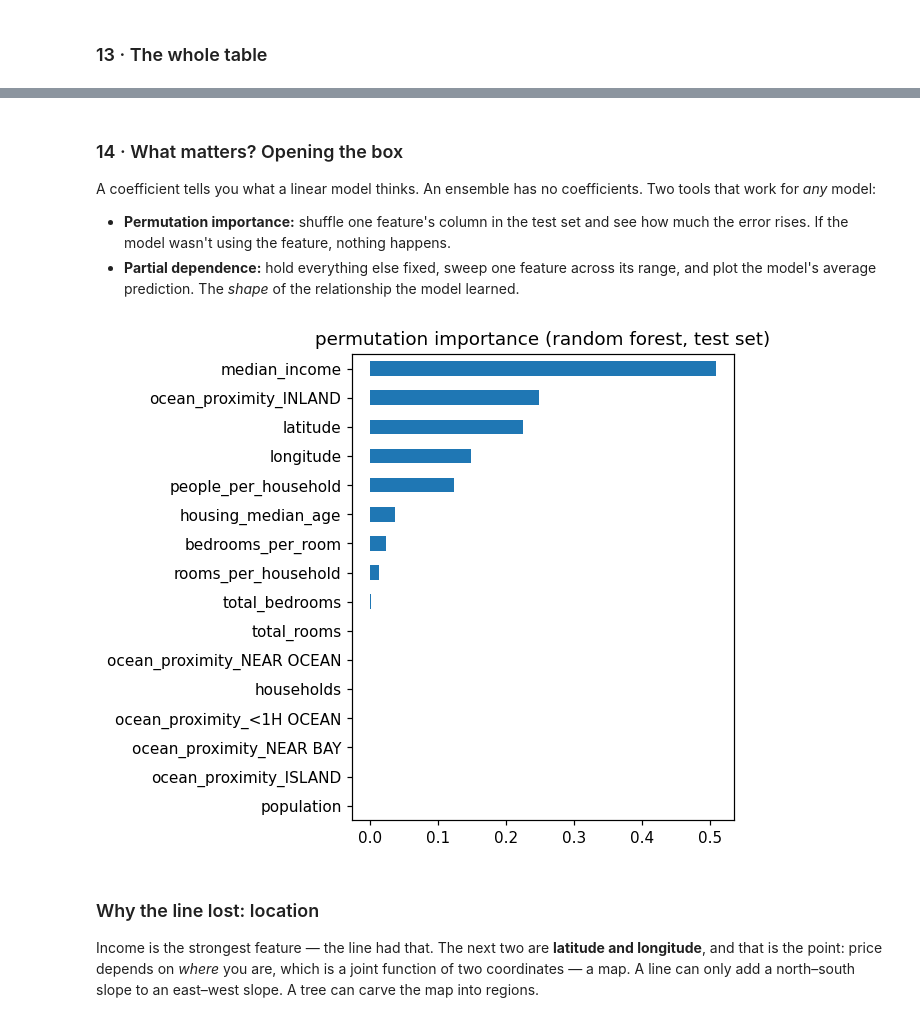
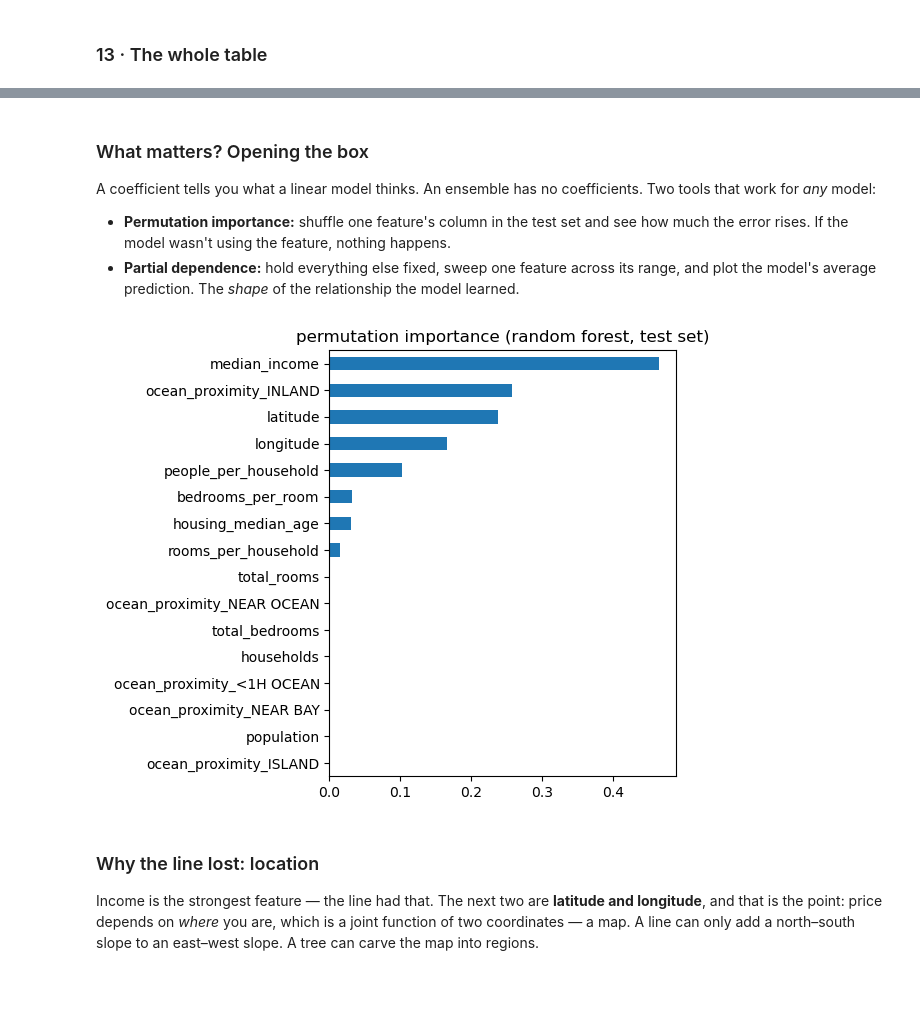
Before and after one commit to sparks5969/course-advanced-data-analysis, a Jupyter notebook: lecture_module4.ipynb, the cells around one changed output, grey strips where cells are left out. Cells and saved outputs as stored; diff of their text form; code cells hidden in the pictures; blank space fills up the shorter version.

```diff
--- a/lecture_module4.ipynb
+++ b/lecture_module4.ipynb
@@ -294,12 +459,14 @@ The penalty charges every coefficient the same price. But a coefficient's size d
 **Standardise every numeric feature before penalising.** Trees won't care about this. Penalised linear models care about nothing else.
 # %%
 scaled_prep = make_pipeline(
+    impute,
     FunctionTransformer(add_ratios),
     FunctionTransformer(log_skewed),
-    ColumnTransformer([("num", make_pipeline(SimpleImputer(strategy="median"), StandardScaler()), NUM),
+    ColumnTransformer([("num", StandardScaler(), NUM),
                        ("cat", OneHotEncoder(handle_unknown="ignore"), CAT)]),
 )
 ridge = report("ridge (λ = 1)",  Ridge(alpha=1.0),  prep=scaled_prep)
 lasso = report("lasso (λ = 0.001)", Lasso(alpha=0.001), prep=scaled_prep)
+plot_fit("ridge (λ = 1)", "lasso (λ = 0.001)")
 show()
 # %% [output]
@@ -314,8 +483,8 @@ show()
 
 Which features survived? Read the coefficients (on standardised features, so they are comparable).
 # %%
-feat_names = NUM + list(lasso.regressor_[0][-1].named_transformers_["cat"].get_feature_names_out(CAT))
-coef = pd.Series(lasso.regressor_[-1].coef_, index=feat_names).sort_values()
+feat_names = NUM + list(lasso[0][-1].named_transformers_["cat"].get_feature_names_out(CAT))
+coef = pd.Series(lasso[-1].coef_, index=feat_names).sort_values()
 print(f"{(coef == 0).sum()} of {len(coef)} coefficients set exactly to zero:", list(coef[coef == 0].index))
 coef[coef != 0].plot.barh(figsize=(6, 5), title="lasso coefficients on log price (standardised features)")
 plt.tight_layout(); plt.show()
@@ -389,14 +570,15 @@ Train R² = 1.000. Every training house sits alone in its own leaf, predicted pe
 Depth is a dial. Turn it.
 # %%
 depths = range(2, 21)
-mae = [mean_absolute_error(y_test, TransformedTargetRegressor(
-           regressor=make_pipeline(preprocess, DecisionTreeRegressor(max_depth=d, random_state=0)),
-           func=np.log, inverse_func=np.exp).fit(X_train, y_train).predict(X_test)) for d in depths]
+Xtr, Xte = preprocess_log.fit_transform(X_train), preprocess_log.transform(X_test)        # same train/test steps as in report()
+mae = [mean_absolute_error(y_test, np.exp(DecisionTreeRegressor(max_depth=d, random_state=0)
+                                             .fit(Xtr, np.log(y_train)).predict(Xte))) for d in depths]
 best_d = list(depths)[int(np.argmin(mae))]
 plt.figure(figsize=(6, 3.5)); plt.plot(depths, np.array(mae) / 1000, marker="o")
 plt.axhline(results.loc["OLS, log-log", "test MAE ($)"] / 1000, ls="--", color="gray", label="OLS")
 plt.xlabel("max depth"); plt.ylabel("test MAE ($000)"); plt.title("one tree: depth as a dial"); plt.legend()
 plt.tight_layout(); plt.show()
-tree_best = report(f"tree, depth {best_d}", DecisionTreeRegressor(max_depth=best_d, random_state=0))
+tree_best = report(f"tree, depth {best_d}", DecisionTreeRegressor(max_depth=best_d, random_state=0), prep=preprocess_log)
+plot_fit(f"tree, depth {best_d}")
 show()
 # %% [output]
@@ -427,6 +610,7 @@ Two ingredients, both from the deck (slides 71–86):
 
 Each tree overfits its own sample. Their errors are different, so when you **average** a few hundred of them, the overfitting averages away and the signal stays. Bagging = bootstrap + aggregate.
 # %%
-forest = report("random forest (200 trees)", RandomForestRegressor(n_estimators=200, n_jobs=-1, random_state=0))
+forest = report("random forest (200 trees)", RandomForestRegressor(n_estimators=200, n_jobs=-1, random_state=0), prep=preprocess_log)
+plot_fit("random forest (200 trees)")
 show()
 # %% [output]
@@ -549,7 +742,7 @@ show()
 - A single tree is worse than OLS; two hundred of them are far better. The power is in the *ensemble*, not the tree.
 - Boosting and bagging land in the same place here. On other data one wins clearly; try both.
 # %% [markdown]
-### 14 · What matters? Opening the box
+### What matters? Opening the box
 
 A coefficient tells you what a linear model thinks. An ensemble has no coefficients. Two tools that work for *any* model:
 
@@ -557,13 +750,13 @@ A coefficient tells you what a linear model thinks. An ensemble has no coefficie
 - **Partial dependence:** hold everything else fixed, sweep one feature across its range, and plot the model's average prediction. The *shape* of the relationship the model learned.
 # %%
 model = forest
-Xte_t = model.regressor_[:-1].transform(X_test)
-pi = permutation_importance(model.regressor_[-1], Xte_t, np.log(y_test), n_repeats=5, random_state=0, n_jobs=-1)
+Xte_t = model[:-1].transform(X_test)
+pi = permutation_importance(model[-1], Xte_t, np.log(y_test), n_repeats=5, random_state=0, n_jobs=-1)
 imp = pd.Series(pi.importances_mean, index=feat_names).sort_values()
 imp.plot.barh(figsize=(6, 5), title="permutation importance (random forest, test set)")
 plt.tight_layout(); plt.show()
 # %% [output]
-[figure, old version]
+[figure, new version]
 # %% [markdown]
 ### Why the line lost: location
 
```
Also changed, not shown: parts of 73 cells of this notebook.
